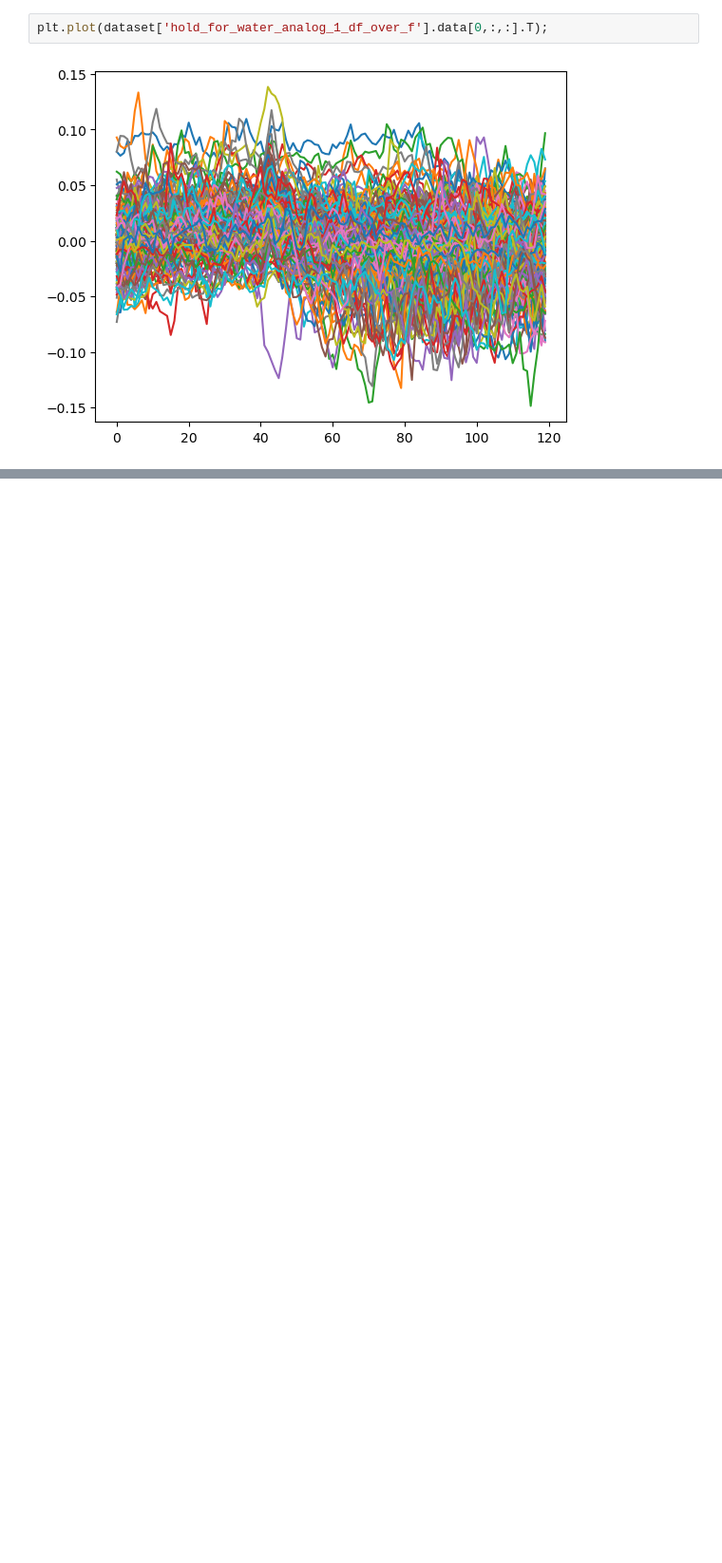
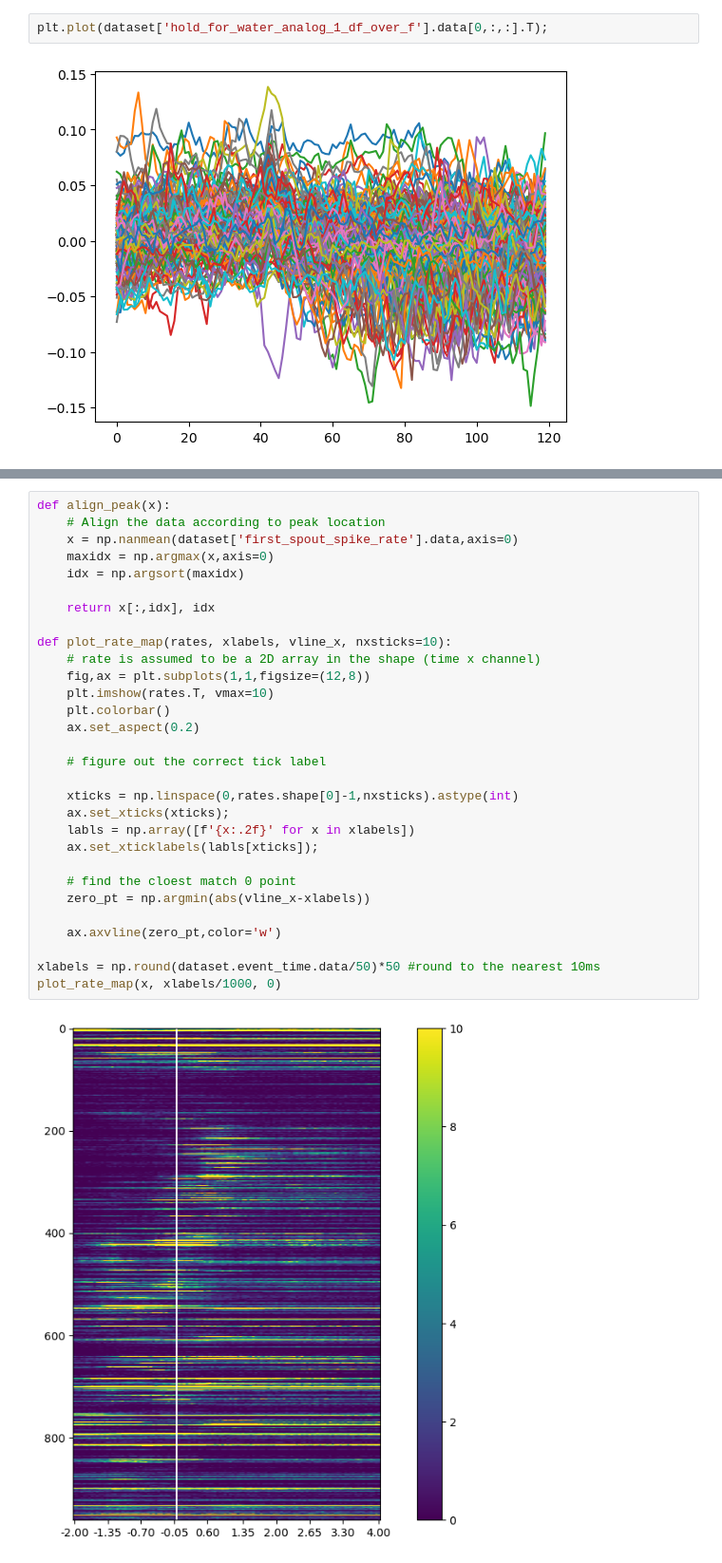
Before and after one commit to Magill-ASAP-team/trialexp, a Jupyter notebook: notebooks/workflow/Spike sync.ipynb, the cells around one changed output, grey strips where cells are left out. Shown at 95% size. Cells and saved outputs as stored; diff of their text form; blank space fills up the shorter version.

```diff
--- a/notebooks/workflow/Spike sync.ipynb
+++ b/notebooks/workflow/Spike sync.ipynb
@@ -222,0 +206,32 @@ sns.heatmap(x.T,vmax=10)
+# %%
+def align_peak(x):
+    # Align the data according to peak location
+    x = np.nanmean(dataset['first_spout_spike_rate'].data,axis=0)
+    maxidx = np.argmax(x,axis=0)
+    idx = np.argsort(maxidx)
+
+    return x[:,idx], idx
+
+def plot_rate_map(rates, xlabels, vline_x, nxsticks=10):
+    # rate is assumed to be a 2D array in the shape (time x channel)
+    fig,ax = plt.subplots(1,1,figsize=(12,8))
+    plt.imshow(rates.T, vmax=10)
+    plt.colorbar()
+    ax.set_aspect(0.2)
+
+    # figure out the correct tick label
+
+    xticks = np.linspace(0,rates.shape[0]-1,nxsticks).astype(int)
+    ax.set_xticks(xticks);
+    labls = np.array([f'{x:.2f}' for x in xlabels])
+    ax.set_xticklabels(labls[xticks]);
+
+    # find the cloest match 0 point
+    zero_pt = np.argmin(abs(vline_x-xlabels))
+
+    ax.axvline(zero_pt,color='w')
+
+xlabels = np.round(dataset.event_time.data/50)*50 #round to the nearest 10ms
+plot_rate_map(x, xlabels/1000, 0)
+# %% [output]
+[figure, added]
```
Also changed, not shown: parts of 3 cells of this notebook.
